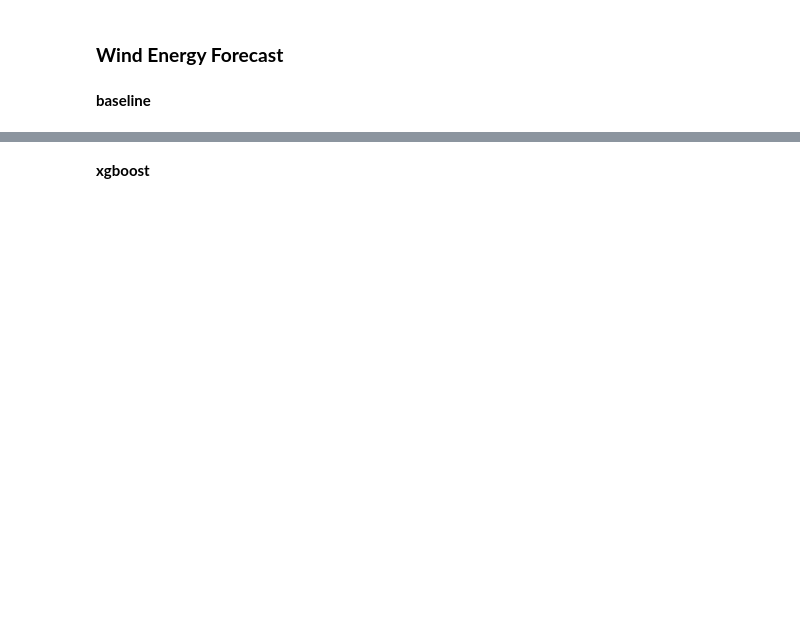
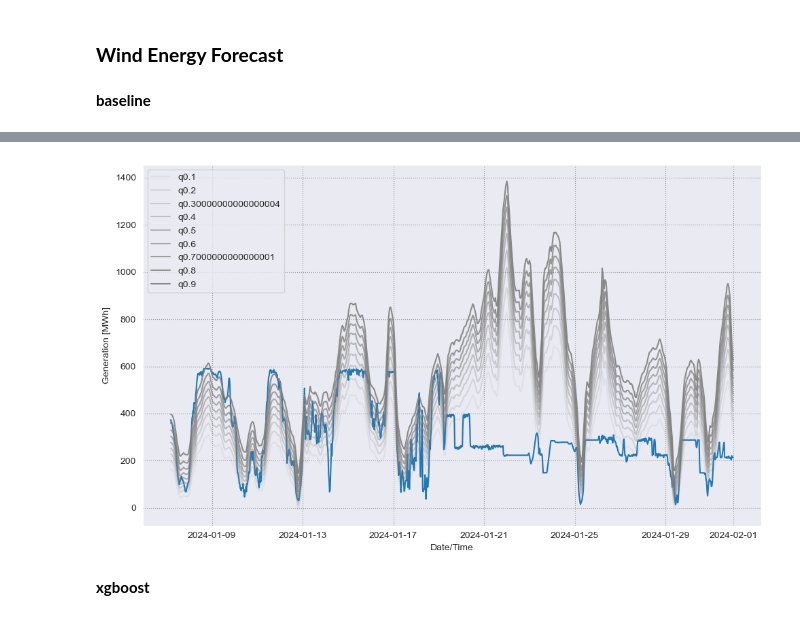
Before and after one commit to av1c3nna/awp2, a Jupyter notebook: code/model_training.ipynb, the cells around one changed output, grey strips where cells are left out. Saved outputs shown, nothing was run; the diff lists cells and outputs as text; code cells hidden in the pictures; blank space fills up the shorter version.

Commit message:
added visualisation

```diff
--- a/code/model_training.ipynb
+++ b/code/model_training.ipynb
@@ -85,4 +115,48 @@ Saved Quantile Regressor model for quantile 0.9 to qr_model_wind\qr_model_quanti
 Quantile Regressor Pinball Score: 53.107522864798256
+# %%
+import matplotlib.pyplot as plt
+import seaborn as sns
+import matplotlib.dates as mdates
+
+import warnings
+
+# Unterdrücken von FutureWarnings
+warnings.filterwarnings("ignore", category=FutureWarning)
+
+def plot_quantils(x, y, quantiles):
+
+    first_month = x.index[0].month  # Den Monat des ersten Datums nehmen
+    first_month_data = x[x.index.month == first_month]  # Nur die Daten für den ersten Monat filtern
+    filter = len(first_month_data.index)
+
+    # 2. Filtere die entsprechenden Zeilen aus `y`
+
+    plt.figure(figsize=(10,6))
+    sns.set_style("darkgrid", {"grid.color": ".6", "grid.linestyle": ":"})
+    ax1 = sns.lineplot( x=first_month_data.index, y=y["true"][:filter])
+
+    for quantile in quantiles:
+        sns.lineplot(
+                    x=first_month_data.index,
+                    y=y[str(quantile)][:filter],
+                    color='gray',
+                    alpha=(1-abs(1-quantile)),
+                    label=f'q{quantile}')
+
+    #plt.xlim(x.index.min())
+    plt.xlabel('Date/Time')
+    plt.ylabel('Generation [MWh]')
+    plt.tight_layout()
+# %%
+total_rows = len(merged_hornsea)  # Gesamtanzahl der Zeilen im DataFrame
+last_10_percent_rows = int(0.1 * total_rows + 1)  # Anzahl der letzten 10% Zeilen
+
+# Extrahieren der letzten 10% des DataFrames
+wind_testset = merged_hornsea.tail(last_10_percent_rows)
+
+plot_quantils(x=wind_testset, y=qr_model_wind.q_predictions, quantiles=np.arange(0.1, 1.0, 0.1))
+# %% [output]
+[figure, added]
 # %% [markdown]
 __xgboost__
 # %%
```
Also changed, not shown: parts of 15 cells of this notebook, 1 other file.
